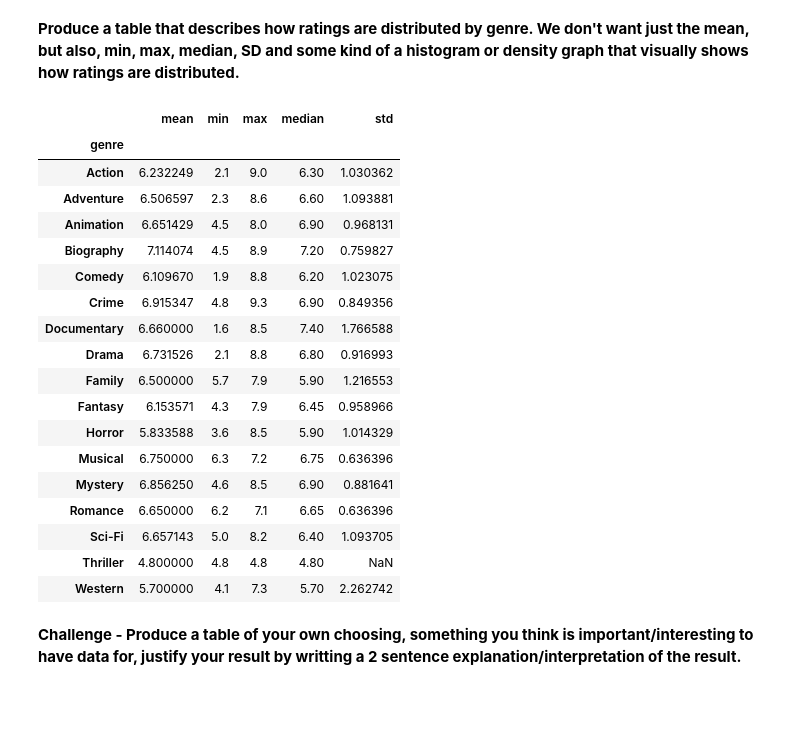
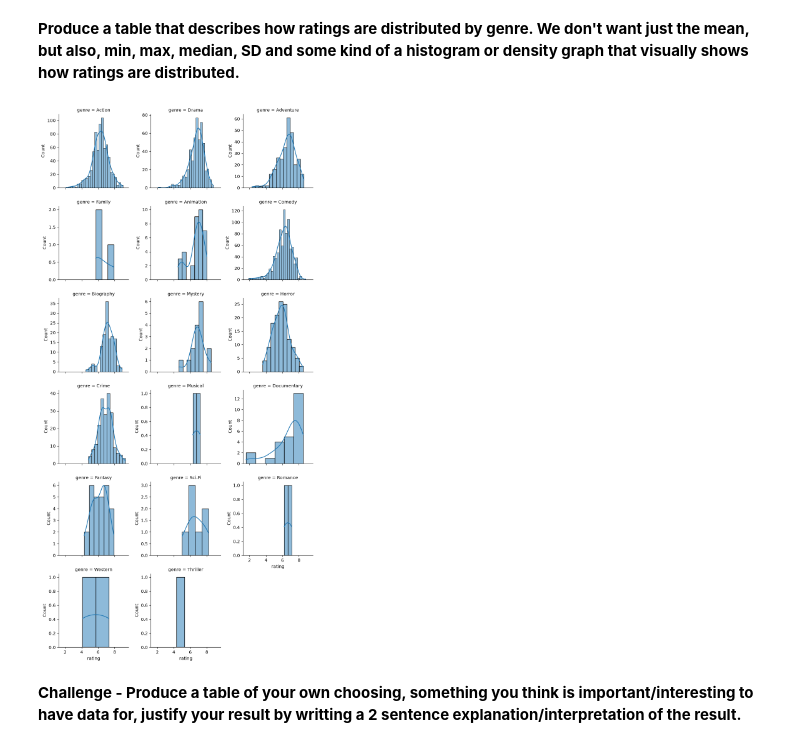
Before and after one commit to JAIAKASH651/ACOD, a Jupyter notebook: Session_2/Homework.ipynb, the cells around one changed output. Cells and saved outputs as stored; diff of their text form; code cells hidden in the pictures; blank space fills up the shorter version.

```diff
--- a/Session_2/Homework.ipynb
+++ b/Session_2/Homework.ipynb
@@ -138,33 +138,30 @@ director_analysis
 # %%
 rating_analysis = movies.groupby("genre")["rating"].agg(
     mean="mean",
     min="min",
     max="max",
     median="median",
     std="std"
 )
 
 rating_analysis
+
+g = sns.FacetGrid(
+    movies,
+    col="genre",
+    col_wrap=3,
+    sharey=False
+)
+
+g.map_dataframe(
+    sns.histplot,
+    x="rating",
+    kde=True
+)
+
+plt.show()
 # %% [output]
-|  | mean | min | max | median | std |
-| genre |  |  |  |  |  |
-| Action | 6.232249 | 2.1 | 9.0 | 6.30 | 1.030362 |
-| Adventure | 6.506597 | 2.3 | 8.6 | 6.60 | 1.093881 |
-| Animation | 6.651429 | 4.5 | 8.0 | 6.90 | 0.968131 |
-| Biography | 7.114074 | 4.5 | 8.9 | 7.20 | 0.759827 |
-| Comedy | 6.109670 | 1.9 | 8.8 | 6.20 | 1.023075 |
-| Crime | 6.915347 | 4.8 | 9.3 | 6.90 | 0.849356 |
-| Documentary | 6.660000 | 1.6 | 8.5 | 7.40 | 1.766588 |
-| Drama | 6.731526 | 2.1 | 8.8 | 6.80 | 0.916993 |
-| Family | 6.500000 | 5.7 | 7.9 | 5.90 | 1.216553 |
-| Fantasy | 6.153571 | 4.3 | 7.9 | 6.45 | 0.958966 |
-| Horror | 5.833588 | 3.6 | 8.5 | 5.90 | 1.014329 |
-| Musical | 6.750000 | 6.3 | 7.2 | 6.75 | 0.636396 |
-| Mystery | 6.856250 | 4.6 | 8.5 | 6.90 | 0.881641 |
-| Romance | 6.650000 | 6.2 | 7.1 | 6.65 | 0.636396 |
-| Sci-Fi | 6.657143 | 5.0 | 8.2 | 6.40 | 1.093705 |
-| Thriller | 4.800000 | 4.8 | 4.8 | 4.80 | NaN |
-| Western | 5.700000 | 4.1 | 7.3 | 5.70 | 2.262742 |
+[figure, added]
 # %% [markdown]
 **Challenge - Produce a table of your own choosing, something you think is important/interesting to have data for, justify your result by writting a 2 sentence explanation/interpretation of the result.**
 # %%
```
